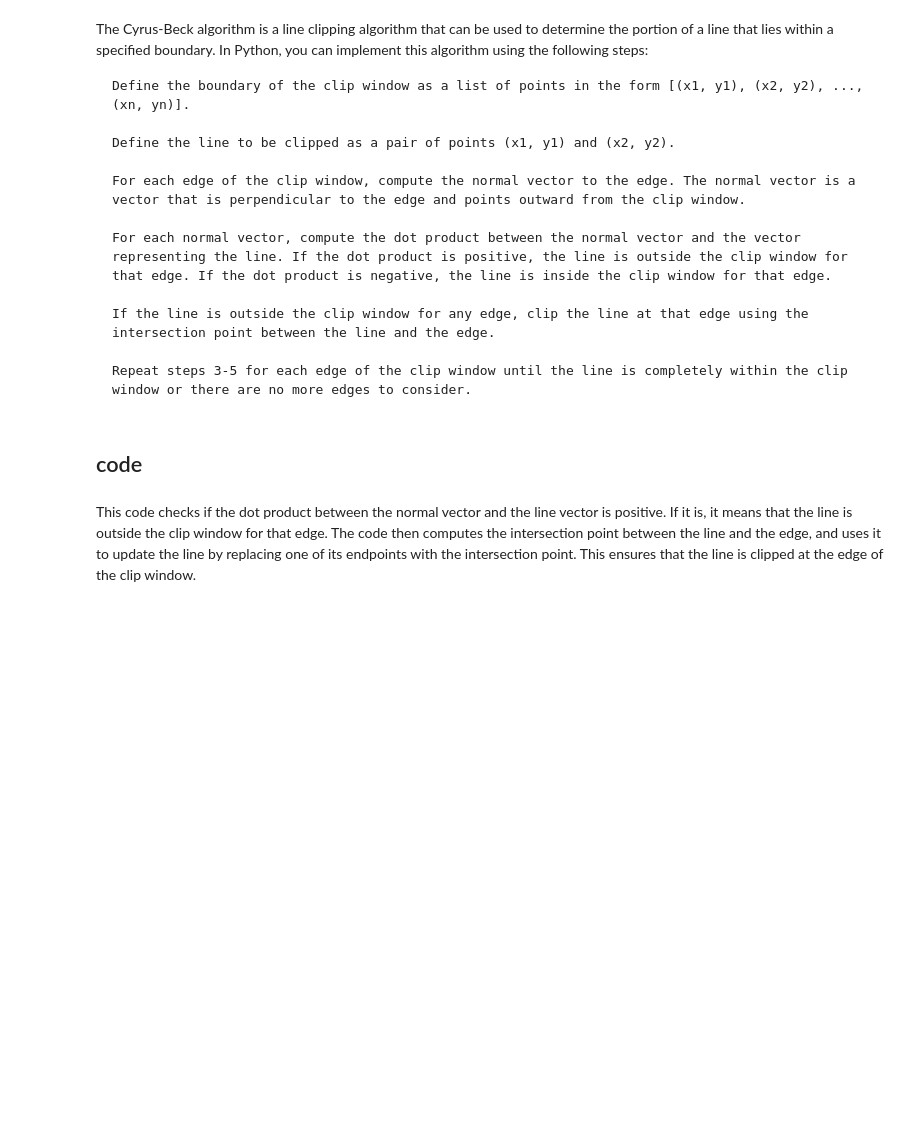
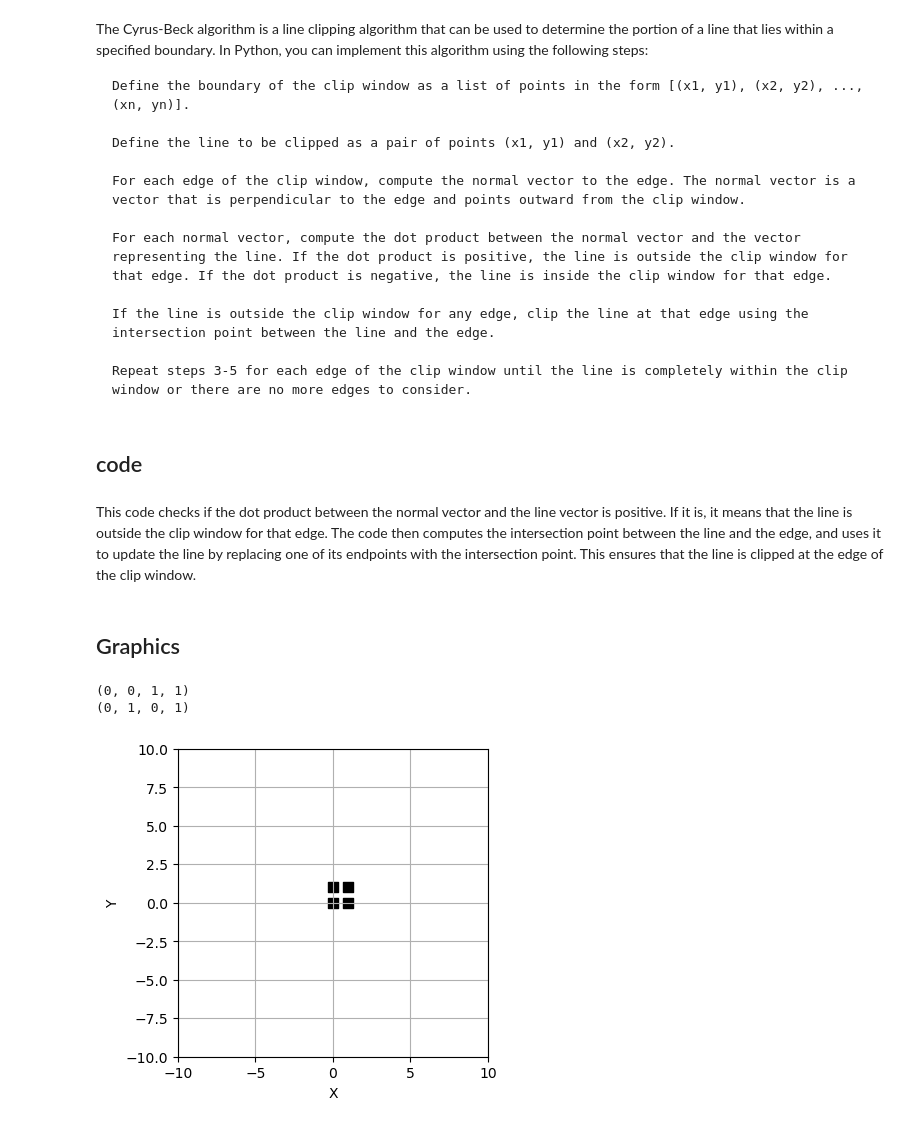
Before and after one commit to DiegoFLM/Computer-Graphics, a Jupyter notebook: clippingAlgorithms/t3.ipynb, the cells around one changed output. Cells and saved outputs as stored; diff of their text form; code cells hidden in the pictures; blank space fills up the shorter version.

Commit message:
getLinePoints() and plotPixels() working

```diff
--- a/clippingAlgorithms/t3.ipynb
+++ b/clippingAlgorithms/t3.ipynb
@@ -61,2 +61,38 @@ for i in range(len(clip_window)):
 # %% [markdown]
 This code checks if the dot product between the normal vector and the line vector is positive. If it is, it means that the line is outside the clip window for that edge. The code then computes the intersection point between the line and the edge, and uses it to update the line by replacing one of its endpoints with the intersection point. This ensures that the line is clipped at the edge of the clip window.
+# %% [markdown]
+## Graphics
+# %%
+import matplotlib.pyplot as plt
+from matplotlib.patches import Rectangle
+
+# Define the coordinates of the pixels
+pixels = [[0, 0], [0, 1], [1, 0], [1, 1]]
+
+# Extract the x and y coordinates from the pixels list
+x, y = zip(*pixels)
+print(x)
+print(y)
+
+
+
+# Create a new figure and plot the pixels
+plt.figure(figsize=(4,4))
+plt.xlim(-10, 10)
+plt.ylim(-10, 10)
+plt.scatter(x, y, marker='s', color='black', s=50)
+
+# Add labels and show the plot
+plt.xlabel('X')
+plt.ylabel('Y')
+plt.grid()
+plt.show()
+
+# This will create a scatter plot with four points at the coordinates
+# (0, 0), (0, 1), (1, 0), and (1, 1). You can customize the plot by setting different
+# colors or marker styles for the pixels, or by adding a title or axis labels.
+# You can also use other libraries such as pyplot or seaborn to create similar plots.
+# %% [output]
+(0, 0, 1, 1)
+(0, 1, 0, 1)
+[figure, added]
```
Also changed, not shown: parts of 5 cells of this notebook.
